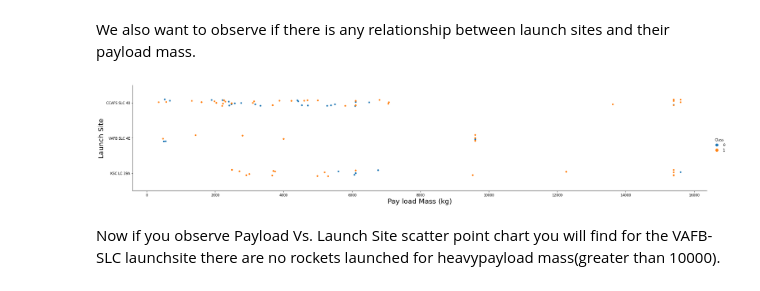
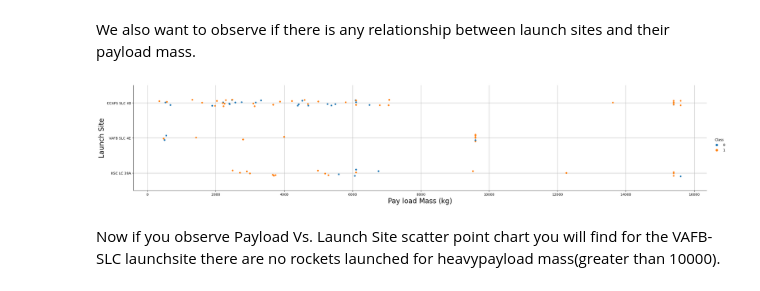
Before and after one commit to Nazalekser/IBM-Data-Science, a Jupyter notebook: 10-5-jupyter-labs-eda-dataviz.ipynb, the cells around one changed output. Saved outputs shown, nothing was run; the diff lists cells and outputs as text; code cells hidden in the pictures.

```diff
--- a/10-5-jupyter-labs-eda-dataviz.ipynb
+++ b/10-5-jupyter-labs-eda-dataviz.ipynb
@@ -100,12 +102,13 @@ We also want to observe if there is any relationship between launch sites and th
 # %%
 # Plot a scatter point chart with x axis to be Pay Load Mass (kg) and y axis to be the launch site, and hue to be the class value
 
 sns.catplot(y="LaunchSite", x="PayloadMass", hue="Class", data=df, aspect = 5)
 plt.xlabel("Pay load Mass (kg)",fontsize=20)
 plt.ylabel("Launch Site",fontsize=20)
+plt.grid(True)
 plt.show()
 # %% [output]
-[figure, old version]
+[figure, new version]
 # %% [markdown]
 Now if you observe Payload Vs. Launch Site scatter point chart you will find for the VAFB-SLC  launchsite there are no  rockets  launched for  heavypayload mass(greater than 10000).
 # %% [markdown]
```
Also changed, not shown: parts of 6 cells of this notebook.
